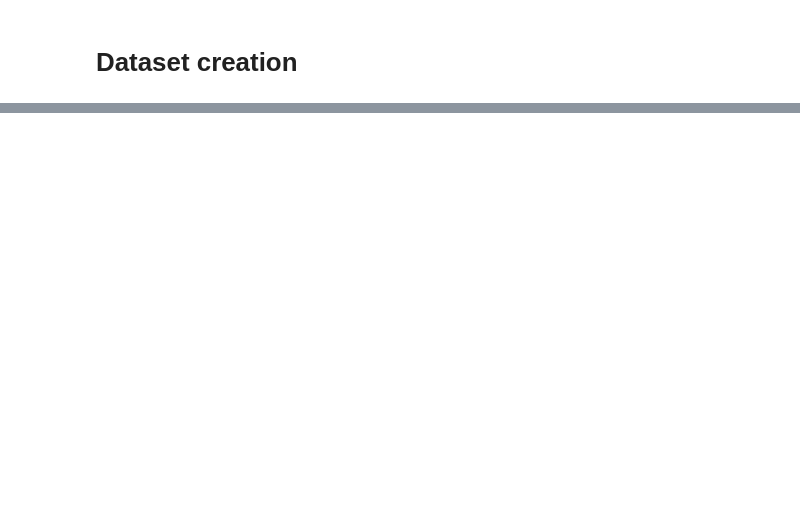
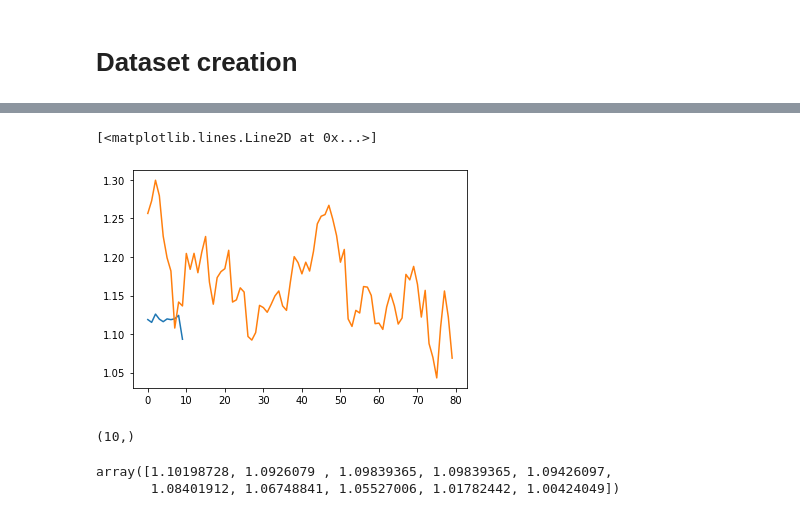
Before and after one commit to piyumaha12/Stock_Prediction, a Jupyter notebook: Program/load_model.ipynb, the cells around one changed output, grey strips where cells are left out. Saved outputs shown, nothing was run; the diff lists cells and outputs as text; code cells hidden in the pictures; blank space fills up the shorter version.

```diff
--- a/Program/load_model.ipynb
+++ b/Program/load_model.ipynb
@@ -19,17 +17,0 @@ TypeError: __init__() got an unexpected keyword argument 'reduction'
-# %%
-tf.random.set_seed(RANDOM_SEED)
-
-inputs = tf.keras.Input(shape = (80,2))
-x = LSTM(80, input_shape = (80,2), return_sequences= True )(inputs)
-x = layers.Bidirectional(LSTM(80, return_sequences = True))(x)
-x = layers.Bidirectional(LSTM(80))(x)
-
-
-y = Dense(50, activation= 'relu')(x)
-z = Dense(50, activation = 'relu')(x)
-price_output = Dense(10, name = 'price_output')(y)
-volume_output = Dense(10, name = 'volume_output')(z)
-
-model_reweight = Model(inputs = inputs, outputs = [price_output, volume_output])
-# %%
-model_reweight.load_weights(MODEL_SAVE_PATH+'/model_multi_target.h5')
@@ -63,0 +259,4 @@ plot_model(model_reweight, show_layer_names= True, show_shapes=True)
+# %%
+ROWS = for_forecasting_10day.shape[0]
+COLS = for_forecasting_10day.shape[1]
+forecasting = model_reweight.predict(for_forecasting_10day.reshape((-1,ROWS,COLS)))
@@ -63,0 +288,15 @@ plot_model(model_reweight, show_layer_names= True, show_shapes=True)
+# %%
+plt.plot(forecasting[0].ravel())
+plt.plot(for_forecasting_10day[:,0])
+# %% [output]
+[<matplotlib.lines.Line2D at 0x...>]
+[figure, added]
+# %%
+y_test_pred[0][0].shape
+# %% [output]
+(10,)
+# %%
+y_test_multi_target[0][:,0]
+# %% [output]
+array([1.10198728, 1.0926079 , 1.09839365, 1.09839365, 1.09426097,
+       1.08401912, 1.06748841, 1.05527006, 1.01782442, 1.00424049])
```
Also changed, not shown: parts of 40 cells of this notebook, 2 other files.
